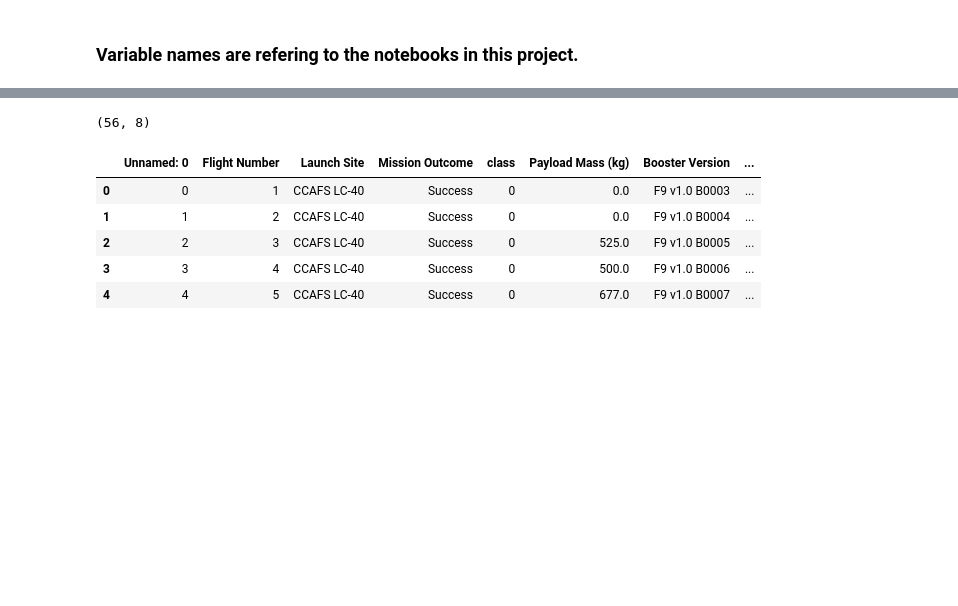
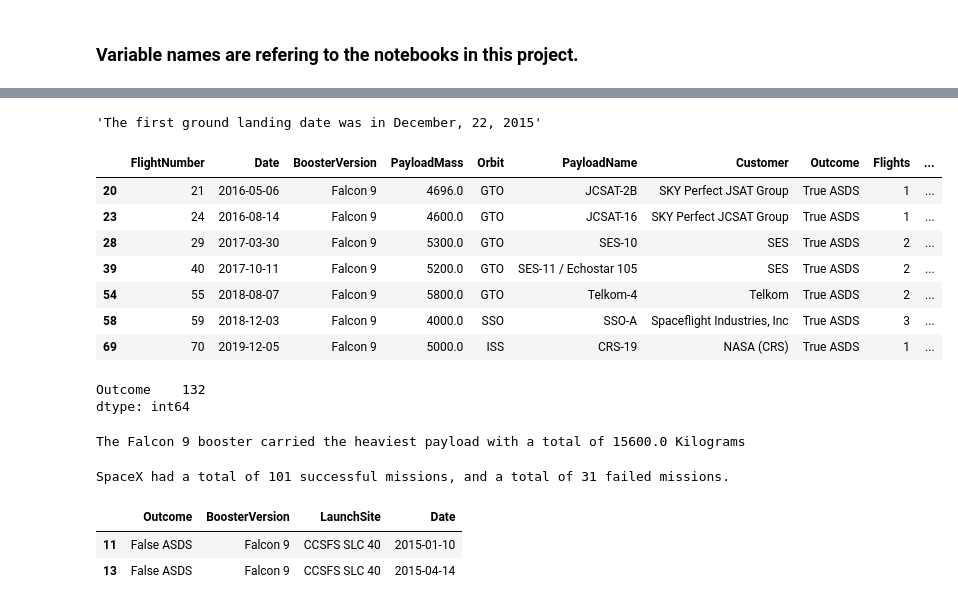
Before and after one commit to amroca79/IBM-Applied-Data-Science-Capstone, a Jupyter notebook: Appendix.ipynb, the cells around one changed output, grey strips where cells are left out. Drawn from its saved outputs; the diff is of its cells as text; code cells hidden in the pictures; blank space fills up the shorter version.

```diff
--- a/Appendix.ipynb
+++ b/Appendix.ipynb
@@ -84,11 +47,0 @@ folium_df.head()
-# %%
-print(dash_df.shape)
-dash_df.head()
-# %% [output]
-(56, 8)
-|  | Unnamed: 0 | Flight Number | Launch Site | Mission Outcome | class | Payload Mass (kg) | Booster Version | ... |
-| 0 | 0 | 1 | CCAFS LC-40 | Success | 0 | 0.0 | F9 v1.0 B0003 | ... |
-| 1 | 1 | 2 | CCAFS LC-40 | Success | 0 | 0.0 | F9 v1.0 B0004 | ... |
-| 2 | 2 | 3 | CCAFS LC-40 | Success | 0 | 525.0 | F9 v1.0 B0005 | ... |
-| 3 | 3 | 4 | CCAFS LC-40 | Success | 0 | 500.0 | F9 v1.0 B0006 | ... |
-| 4 | 4 | 5 | CCAFS LC-40 | Success | 0 | 677.0 | F9 v1.0 B0007 | ... |
@@ -94,0 +52,37 @@ dash_df.head()
+# %%
+import time
+first_ground_land = spacex_df[spacex_df['Outcome'] == 'True RTLS'].min()['Date']
+f"The first ground landing date was in {first_ground_land.strftime('%B, %d, %Y')}"
+# %% [output]
+'The first ground landing date was in December, 22, 2015'
+# %%
+true_asds = spacex_df[spacex_df['Outcome'] == 'True ASDS']
+asds_payload_range = true_asds[true_asds['PayloadMass'].between(4000,6000)]
+asds_payload_range
+# %% [output]
+|  | FlightNumber | Date | BoosterVersion | PayloadMass | Orbit | PayloadName | Customer | Outcome | Flights | ... |
+| 20 | 21 | 2016-05-06 | Falcon 9 | 4696.0 | GTO | JCSAT-2B | SKY Perfect JSAT Group | True ASDS | 1 | ... |
+| 23 | 24 | 2016-08-14 | Falcon 9 | 4600.0 | GTO | JCSAT-16 | SKY Perfect JCSAT Group | True ASDS | 1 | ... |
+| 28 | 29 | 2017-03-30 | Falcon 9 | 5300.0 | GTO | SES-10 | SES | True ASDS | 2 | ... |
+| 39 | 40 | 2017-10-11 | Falcon 9 | 5200.0 | GTO | SES-11 / Echostar 105 | SES | True ASDS | 2 | ... |
+| 54 | 55 | 2018-08-07 | Falcon 9 | 5800.0 | GTO | Telkom-4 | Telkom | True ASDS | 2 | ... |
+| 58 | 59 | 2018-12-03 | Falcon 9 | 4000.0 | SSO | SSO-A | Spaceflight Industries, Inc | True ASDS | 3 | ... |
+| 69 | 70 | 2019-12-05 | Falcon 9 | 5000.0 | ISS | CRS-19 | NASA (CRS) | True ASDS | 1 | ... |
+# %%
+outcome_col = spacex_df[['Outcome']]
+outcome_col.count()
+# %% [output]
+Outcome    132
+dtype: int64
+# %%
+max_payload = spacex_df['PayloadMass'].max()
+max_payload_idx = spacex_df.loc[spacex_df['PayloadMass'].idxmax()]
+booster = max_payload_idx['BoosterVersion']
+print(f'The {booster} booster carried the heaviest payload with a total of {max_payload} Kilograms')
+# %% [output]
+The Falcon 9 booster carried the heaviest payload with a total of 15600.0 Kilograms
+# %%
+count = spacex_df['Outcome'].str.contains('True').value_counts()
+print(f'SpaceX had a total of {count.values[0]} successful missions, and a total of {count.values[1]} failed missions.')
+# %% [output]
+SpaceX had a total of 101 successful missions, and a total of 31 failed missions.
@@ -95 +93,9 @@ dash_df.head()
+# %%
+false_asds = launches_2015[launches_2015['Outcome'] == 'False ASDS']
+filtered_false_asds = false_asds[['Outcome', 'BoosterVersion', 'LaunchSite', 'Date' ]]
+filtered_false_asds
+# %% [output]
+|  | Outcome | BoosterVersion | LaunchSite | Date |
+| 11 | False ASDS | Falcon 9 | CCSFS SLC 40 | 2015-01-10 |
+| 13 | False ASDS | Falcon 9 | CCSFS SLC 40 | 2015-04-14 |
 # %%
```
Also changed, not shown: parts of 24 cells of this notebook.
